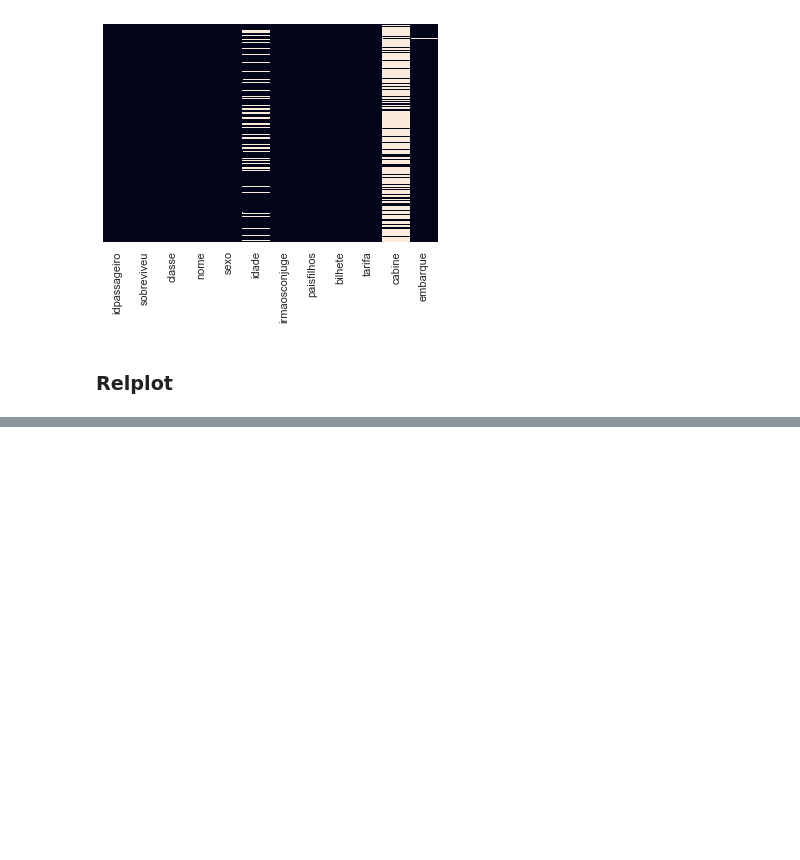
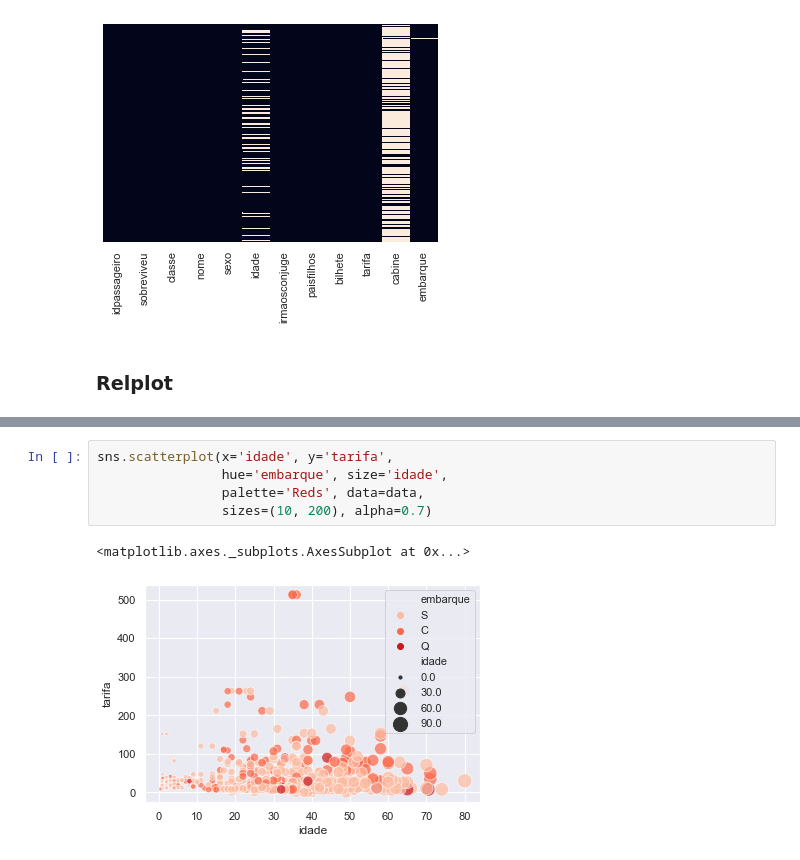
Before and after one commit to luizmachado/data_science, a Jupyter notebook: Matplotlib.ipynb, the cells around one changed output, grey strips where cells are left out. Drawn from its saved outputs; the diff is of its cells as text; blank space fills up the shorter version.

Commit message:
More about data visualization

```diff
--- a/Matplotlib.ipynb
+++ b/Matplotlib.ipynb
@@ -278,0 +278,8 @@ TypeError: ufunc 'isnan' not supported for the input types, and the inputs could
+# %%
+sns.scatterplot(x='idade', y='tarifa',
+                hue='embarque', size='idade',
+                palette='Reds', data=data,
+                sizes=(10, 200), alpha=0.7)
+# %% [output]
+<matplotlib.axes._subplots.AxesSubplot at 0x...>
+[figure, added]
```
Also changed, not shown: parts of 3 cells of this notebook.
